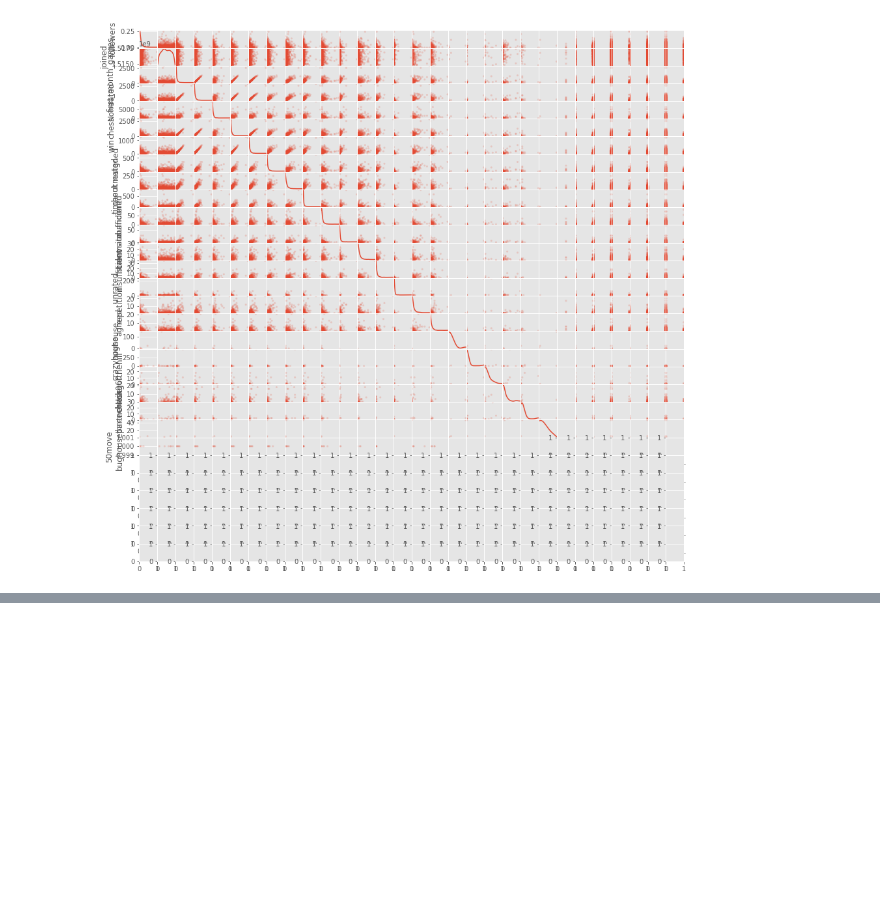
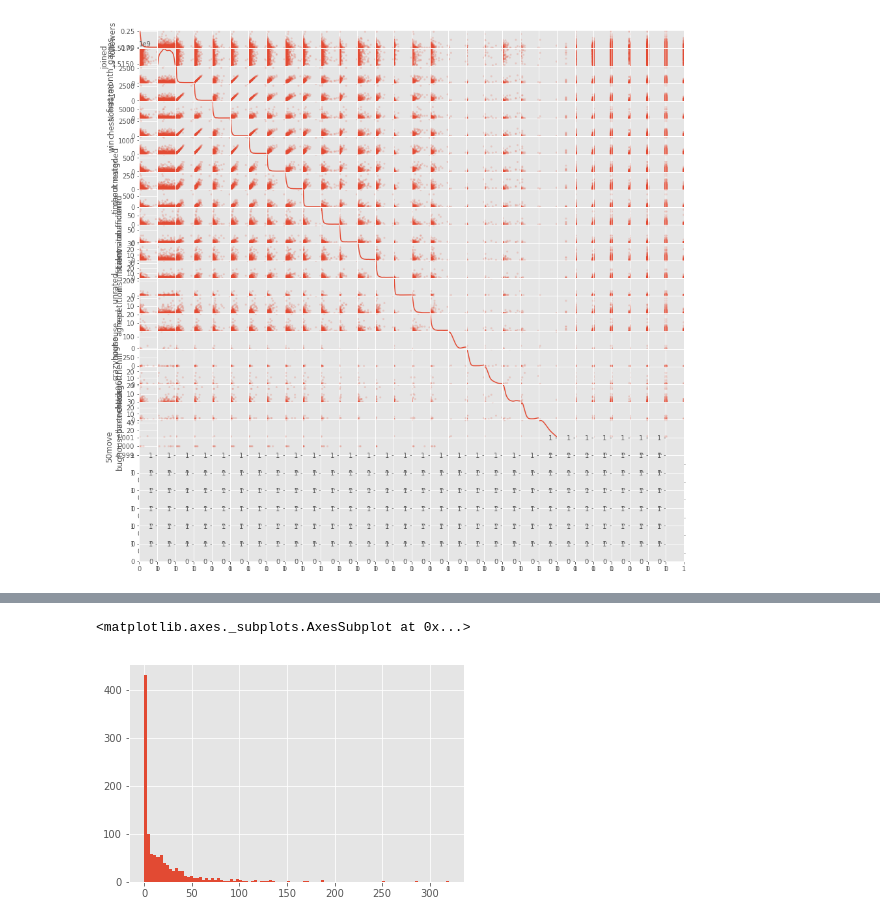
Before and after one commit to Bmcgarry194/ChessStyle, a Jupyter notebook: Chess_EDA.ipynb, the cells around one changed output, grey strips where cells are left out. Cells and saved outputs as stored; diff of their text form; code cells hidden in the pictures; blank space fills up the shorter version.

```diff
--- a/Chess_EDA.ipynb
+++ b/Chess_EDA.ipynb
@@ -215,20 +249,20 @@ df.games[0][0][0]['games'][0]['black']['username']
 # %%
-mc = pymongo.MongoClient()  # Connect to the MongoDB server using default settings
-db = mc['chess_predictions']  # Use (or create) a database called 'chess_predictions'
+# mc = pymongo.MongoClient()  # Connect to the MongoDB server using default settings
+# db = mc['chess_predictions']  # Use (or create) a database called 'chess_predictions'
 
-print('import data from mongoDB to pandas dataframe')
-#get data from mongoDB and put into dataframe
-df = pd.DataFrame(list(db['players'].find()))
+# print('import data from mongoDB to pandas dataframe')
+# #get data from mongoDB and put into dataframe
+# df = pd.DataFrame(list(db['players'].find()))
 
-print('done importing from mongoDB')
+# print('done importing from mongoDB')
 
-#remove duplicate users by player_id
-df.drop_duplicates(subset='player_id', inplace=True)
+# #remove duplicate users by player_id
+# df.drop_duplicates(subset='player_id', inplace=True)
 
-# #reset the index
-df.reset_index(drop=True, inplace=True)
+# # #reset the index
+# df.reset_index(drop=True, inplace=True)
 
-print('now making features and target')
+# print('now making features and target')
 
 # make features and target
 add_features(df)
@@ -406,0 +482,5 @@ plot_roc(logistic_model, X_test, y_test)
+# %%
+X_train['checkmated'].hist(bins=100)
+# %% [output]
+<matplotlib.axes._subplots.AxesSubplot at 0x...>
+[figure, added]
```
Also changed, not shown: parts of 16 cells of this notebook, 7 other files.
